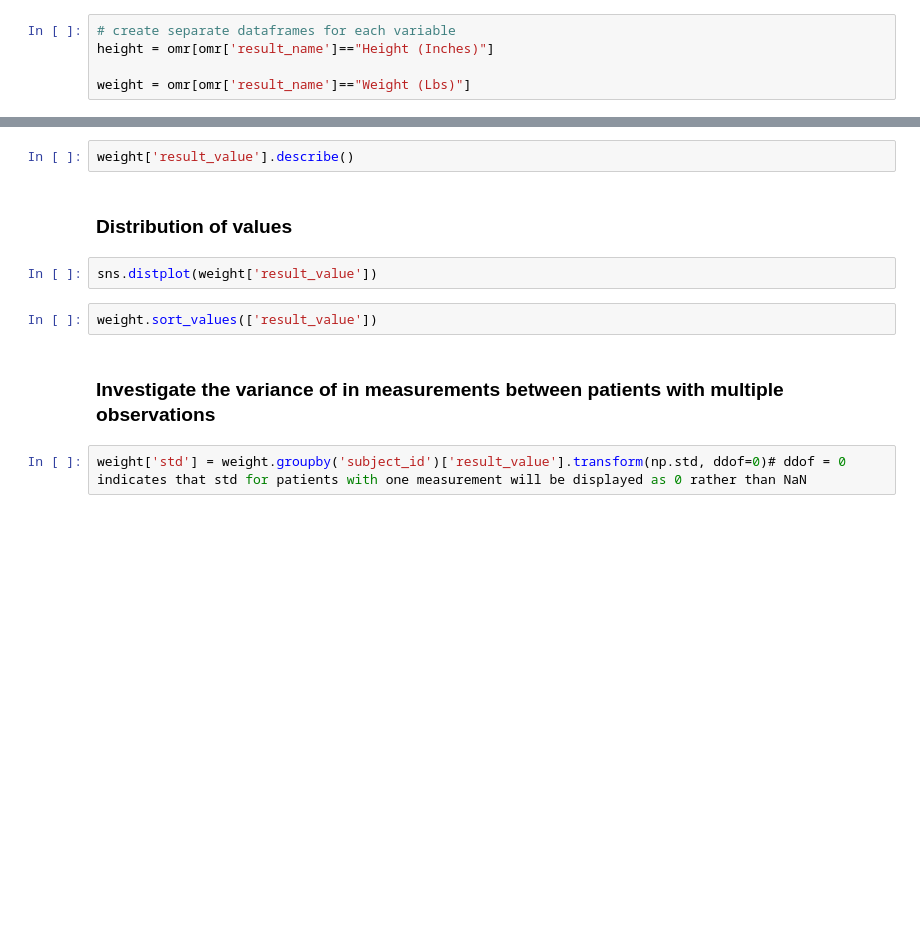
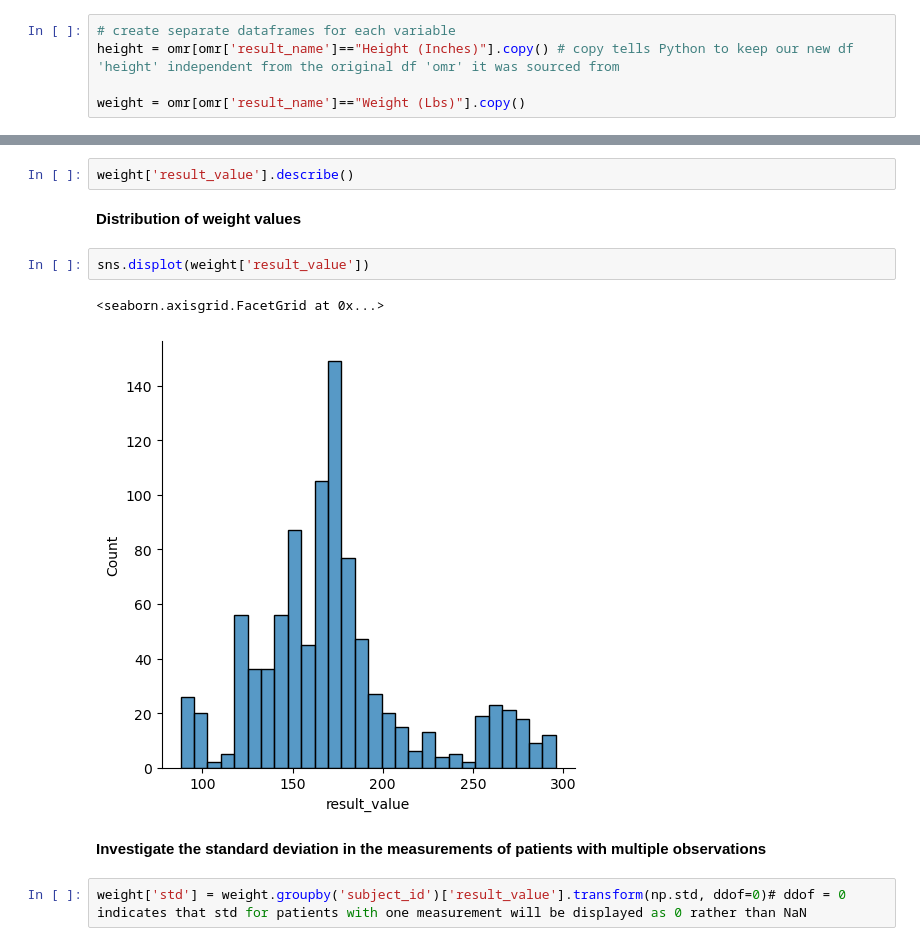
Before and after one commit to meghutch/mimic-ml-demo, a Jupyter notebook: mimic-iv-demo.ipynb, the cells around one changed output, grey strips where cells are left out. Cells and saved outputs as stored; diff of their text form; blank space fills up the shorter version.

```diff
--- a/mimic-iv-demo.ipynb
+++ b/mimic-iv-demo.ipynb
@@ -192,7 +229,7 @@ Simply, data cleaning is the act of preparing data for analysis. In a clinical c
 We will filter the `omr` table to only contains results for height and weight. During data cleaning, each variable will be saved in its own dataframe for ease of pre-processing
 # %%
 # create separate dataframes for each variable
-height = omr[omr['result_name']=="Height (Inches)"]
+height = omr[omr['result_name']=="Height (Inches)"].copy() # copy tells Python to keep our new df 'height' independent from the original df 'omr' it was sourced from
 
-weight = omr[omr['result_name']=="Weight (Lbs)"]
+weight = omr[omr['result_name']=="Weight (Lbs)"].copy()
 # %% [markdown]
@@ -302,13 +373,14 @@ weight.dtypes
 # %%
 weight['result_value'].describe()
 # %% [markdown]
-### Distribution of values
+**Distribution of weight values**
 # %%
-sns.distplot(weight['result_value'])
+sns.displot(weight['result_value'])
+# %% [output]
+<seaborn.axisgrid.FacetGrid at 0x...>
+[figure, added]
-# %%
-weight.sort_values(['result_value'])
 # %% [markdown]
-### Investigate the variance of in measurements between patients with multiple observations
+**Investigate the standard deviation in the measurements of patients with multiple observations**
 # %%
 weight['std'] = weight.groupby('subject_id')['result_value'].transform(np.std, ddof=0)# ddof = 0 indicates that std for patients with one measurement will be displayed as 0 rather than NaN
 # %%
```
Also changed, not shown: parts of 255 cells of this notebook.
